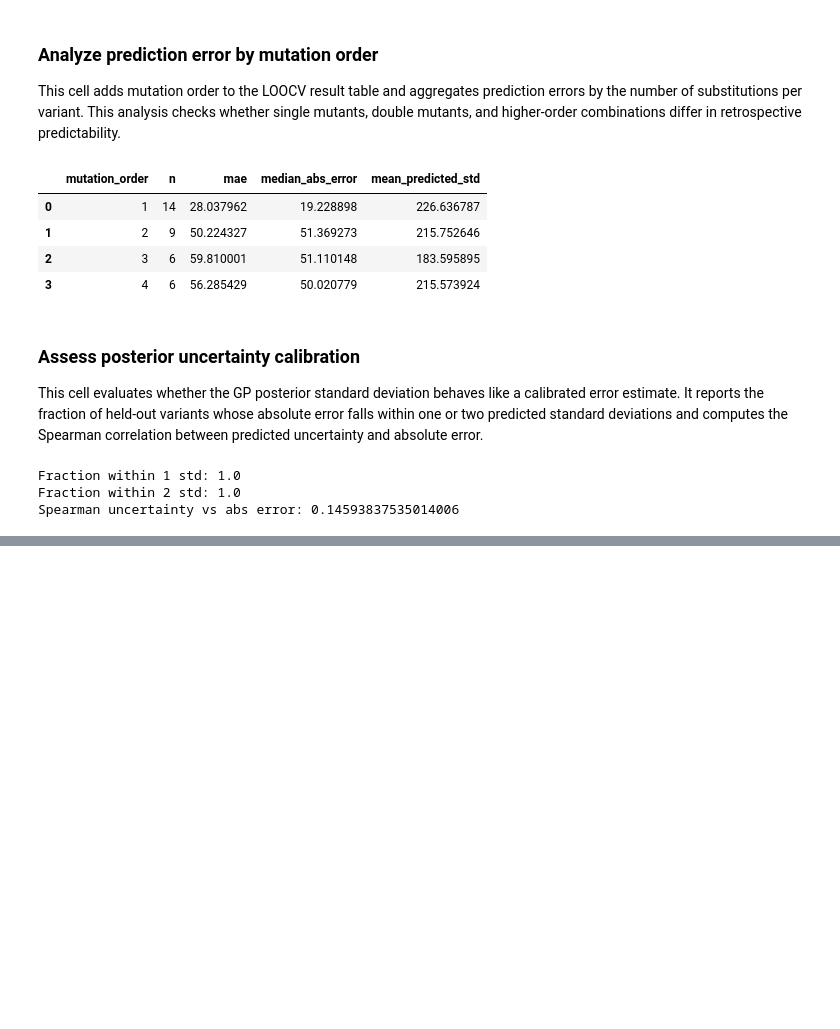
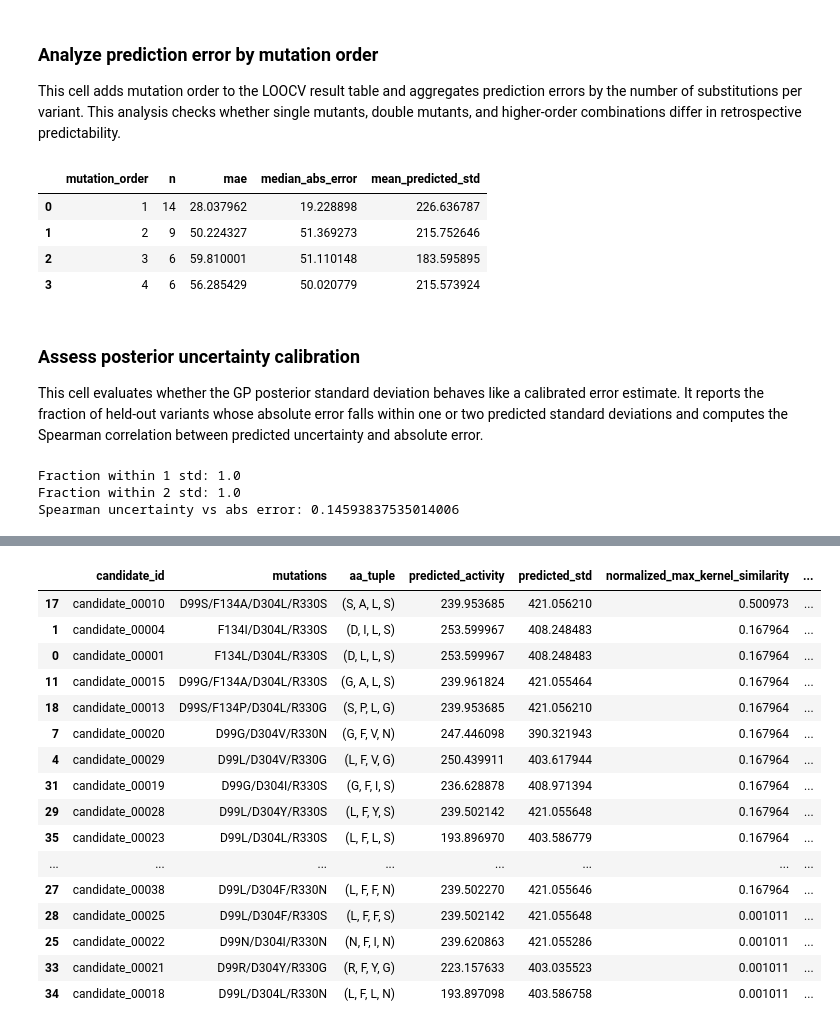
Before and after one commit to AJH305/nylon_md_features, a Jupyter notebook: Notebooks/03b_ANOVA_GP.ipynb, the cells around one changed output, grey strips where cells are left out. Drawn from its saved outputs; the diff is of its cells as text; code cells hidden in the pictures; blank space fills up the shorter version.

```diff
--- a/Notebooks/03b_ANOVA_GP.ipynb
+++ b/Notebooks/03b_ANOVA_GP.ipynb
@@ -1873,0 +2724,67 @@ Spearman uncertainty vs abs error: 0.14593837535014006
+# %%
+# ============================================================
+# Training-space similarity / OOD check for BoltzGen candidates
+# ============================================================
+
+K_self = final_sigma_main**2 + final_sigma_epi**2
+
+boltzgen_candidates_scored["max_kernel_similarity_to_training"] = (
+    K_candidate_train.max(axis=1)
+)
+
+boltzgen_candidates_scored["normalized_max_kernel_similarity"] = (
+    boltzgen_candidates_scored["max_kernel_similarity_to_training"] / K_self
+)
+
+nearest_train_idx = K_candidate_train.argmax(axis=1)
+
+boltzgen_candidates_scored["nearest_training_variant_id"] = (
+    df_train_final.iloc[nearest_train_idx]["variant_id"].values
+)
+
+boltzgen_candidates_scored["nearest_training_mutations"] = (
+    df_train_final.iloc[nearest_train_idx]["mutations"].values
+)
+
+boltzgen_candidates_scored["nearest_training_activity"] = (
+    df_train_final.iloc[nearest_train_idx]["activity_pa6"].values
+)
+
+boltzgen_candidates_scored["nearest_training_aa_tuple"] = (
+    df_train_final.iloc[nearest_train_idx]["aa_tuple"].values
+)
+
+print("Normalized max kernel similarity:")
+print(
+    boltzgen_candidates_scored[
+        "normalized_max_kernel_similarity"
+    ].describe()
+)
+
+print("\nPrediction uncertainty:")
+print(
+    boltzgen_candidates_scored[
+        "predicted_std"
+    ].describe()
+)
+
+display(
+    boltzgen_candidates_scored[
+        [
+            "candidate_id",
+            "mutations",
+            "aa_tuple",
+            "predicted_activity",
+            "predicted_std",
+            "normalized_max_kernel_similarity",
+            "nearest_training_variant_id",
+            "nearest_training_mutations",
+            "nearest_training_activity",
+            "seen_in_training",
+        ]
+    ].sort_values(
+        "normalized_max_kernel_similarity",
+        ascending=False,
+    ).head(20)
+)
+# %% [output]
@@ -1873,0 +2808,17 @@ Spearman uncertainty vs abs error: 0.14593837535014006
+|  | candidate_id | mutations | aa_tuple | predicted_activity | predicted_std | normalized_max_kernel_similarity | ... |
+| 17 | candidate_00010 | D99S/F134A/D304L/R330S | (S, A, L, S) | 239.953685 | 421.056210 | 0.500973 | ... |
+| 1 | candidate_00004 | F134I/D304L/R330S | (D, I, L, S) | 253.599967 | 408.248483 | 0.167964 | ... |
+| 0 | candidate_00001 | F134L/D304L/R330S | (D, L, L, S) | 253.599967 | 408.248483 | 0.167964 | ... |
+| 11 | candidate_00015 | D99G/F134A/D304L/R330S | (G, A, L, S) | 239.961824 | 421.055464 | 0.167964 | ... |
+| 18 | candidate_00013 | D99S/F134P/D304L/R330G | (S, P, L, G) | 239.953685 | 421.056210 | 0.167964 | ... |
+| 7 | candidate_00020 | D99G/D304V/R330N | (G, F, V, N) | 247.446098 | 390.321943 | 0.167964 | ... |
+| 4 | candidate_00029 | D99L/D304V/R330G | (L, F, V, G) | 250.439911 | 403.617944 | 0.167964 | ... |
+| 31 | candidate_00019 | D99G/D304I/R330S | (G, F, I, S) | 236.628878 | 408.971394 | 0.167964 | ... |
+| 29 | candidate_00028 | D99L/D304Y/R330S | (L, F, Y, S) | 239.502142 | 421.055648 | 0.167964 | ... |
+| 35 | candidate_00023 | D99L/D304L/R330S | (L, F, L, S) | 193.896970 | 403.586779 | 0.167964 | ... |
+| ... | ... | ... | ... | ... | ... | ... | ... |
+| 27 | candidate_00038 | D99L/D304F/R330N | (L, F, F, N) | 239.502270 | 421.055646 | 0.167964 | ... |
+| 28 | candidate_00025 | D99L/D304F/R330S | (L, F, F, S) | 239.502142 | 421.055648 | 0.001011 | ... |
+| 25 | candidate_00022 | D99N/D304I/R330N | (N, F, I, N) | 239.620863 | 421.055286 | 0.001011 | ... |
+| 33 | candidate_00021 | D99R/D304Y/R330G | (R, F, Y, G) | 223.157633 | 403.035523 | 0.001011 | ... |
+| 34 | candidate_00018 | D99L/D304L/R330N | (L, F, L, N) | 193.897098 | 403.586758 | 0.001011 | ... |
```
Also changed, not shown: parts of 16 cells of this notebook, 19 other files.
